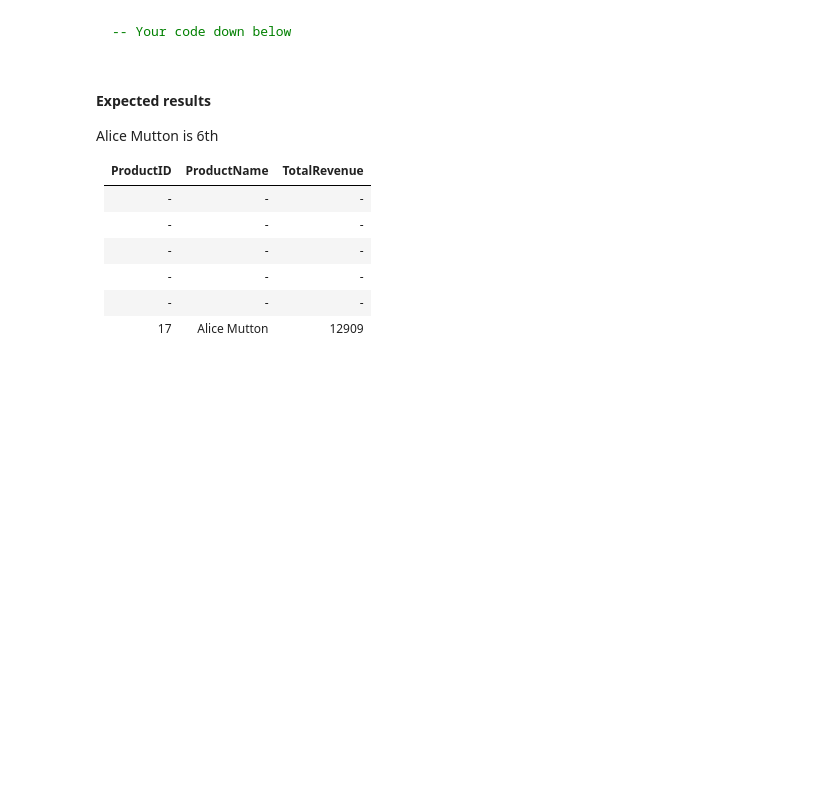
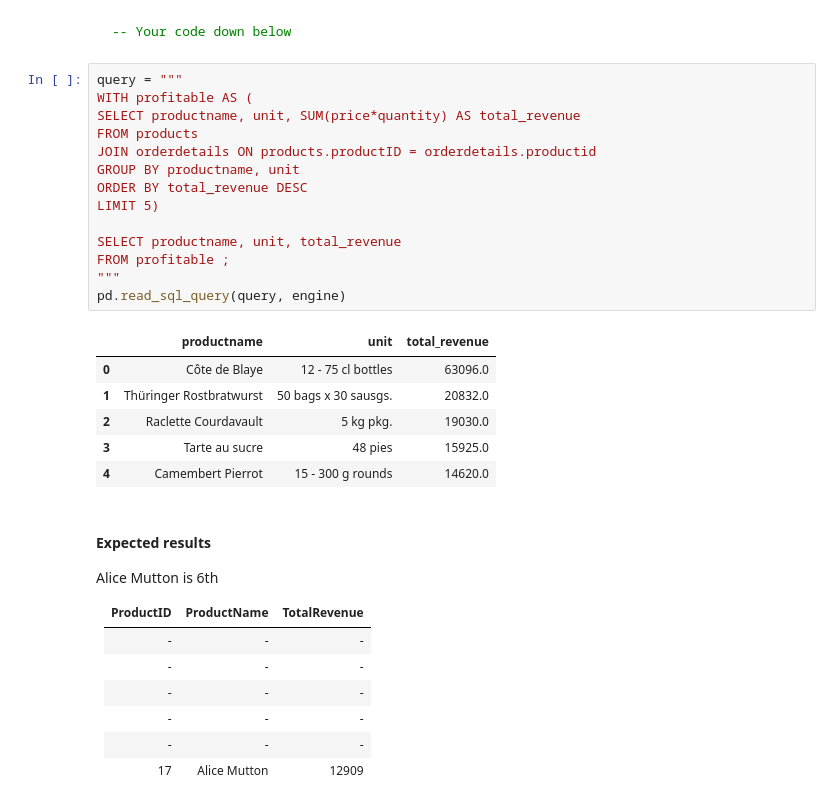
Before and after one commit to Ironhack-data-bcn-oct-2023/lab-mysql-common-table-expressions, a Jupyter notebook: main.ipynb, the cells around one changed output. Cells and saved outputs as stored; diff of their text form; blank space fills up the shorter version.

````diff
--- a/main.ipynb
+++ b/main.ipynb
@@ -27,6 +57,27 @@ Using the northwind database
 ```sql
 -- Your code down below
 ```
+# %%
+query = """
+WITH profitable AS (
+SELECT productname, unit, SUM(price*quantity) AS total_revenue
+FROM products
+JOIN orderdetails ON products.productID = orderdetails.productid
+GROUP BY productname, unit
+ORDER BY total_revenue DESC
+LIMIT 5)
+
+SELECT productname, unit, total_revenue
+FROM profitable ;
+"""
+pd.read_sql_query(query, engine)
+# %% [output]
+|  | productname | unit | total_revenue |
+| 0 | Côte de Blaye | 12 - 75 cl bottles | 63096.0 |
+| 1 | Thüringer Rostbratwurst | 50 bags x 30 sausgs. | 20832.0 |
+| 2 | Raclette Courdavault | 5 kg pkg. | 19030.0 |
+| 3 | Tarte au sucre | 48 pies | 15925.0 |
+| 4 | Camembert Pierrot | 15 - 300 g rounds | 14620.0 |
 # %% [markdown]
 #### Expected results
 Alice Mutton is 6th
````
Also changed, not shown: parts of 6 cells of this notebook.
